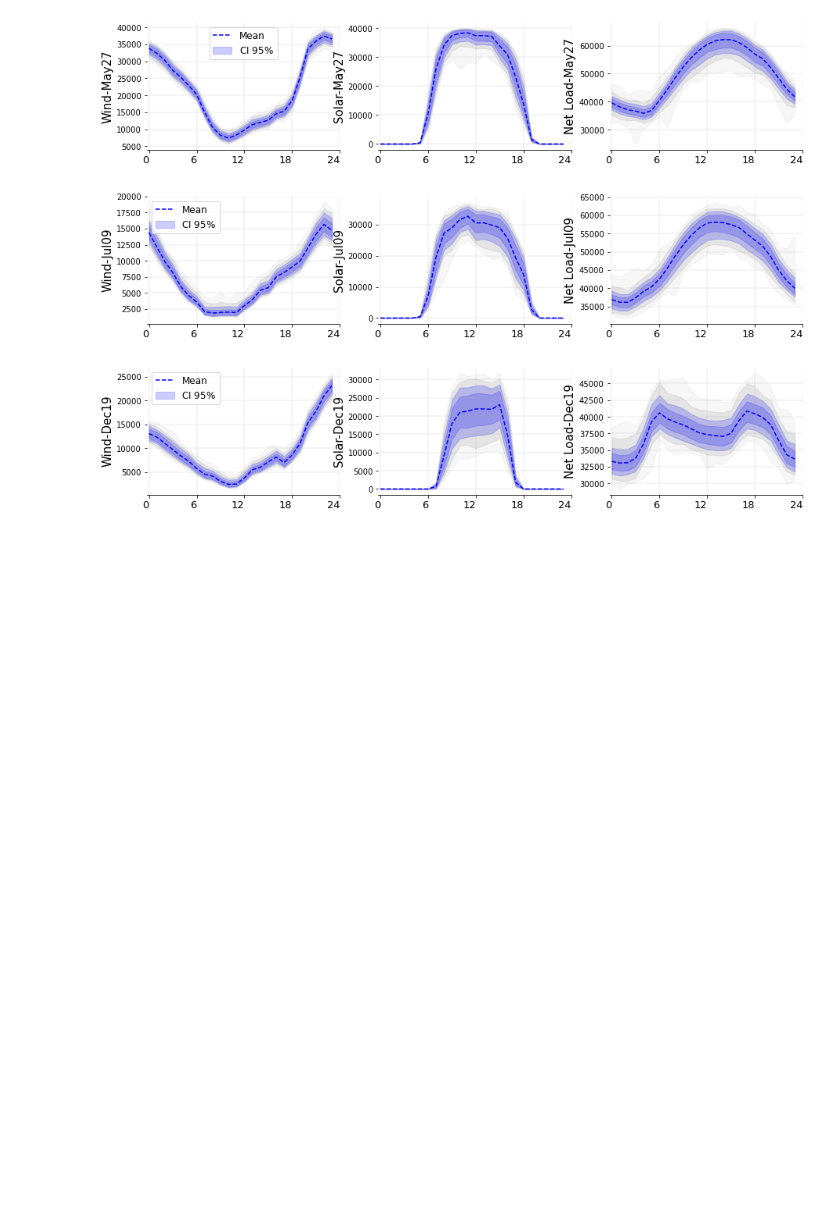
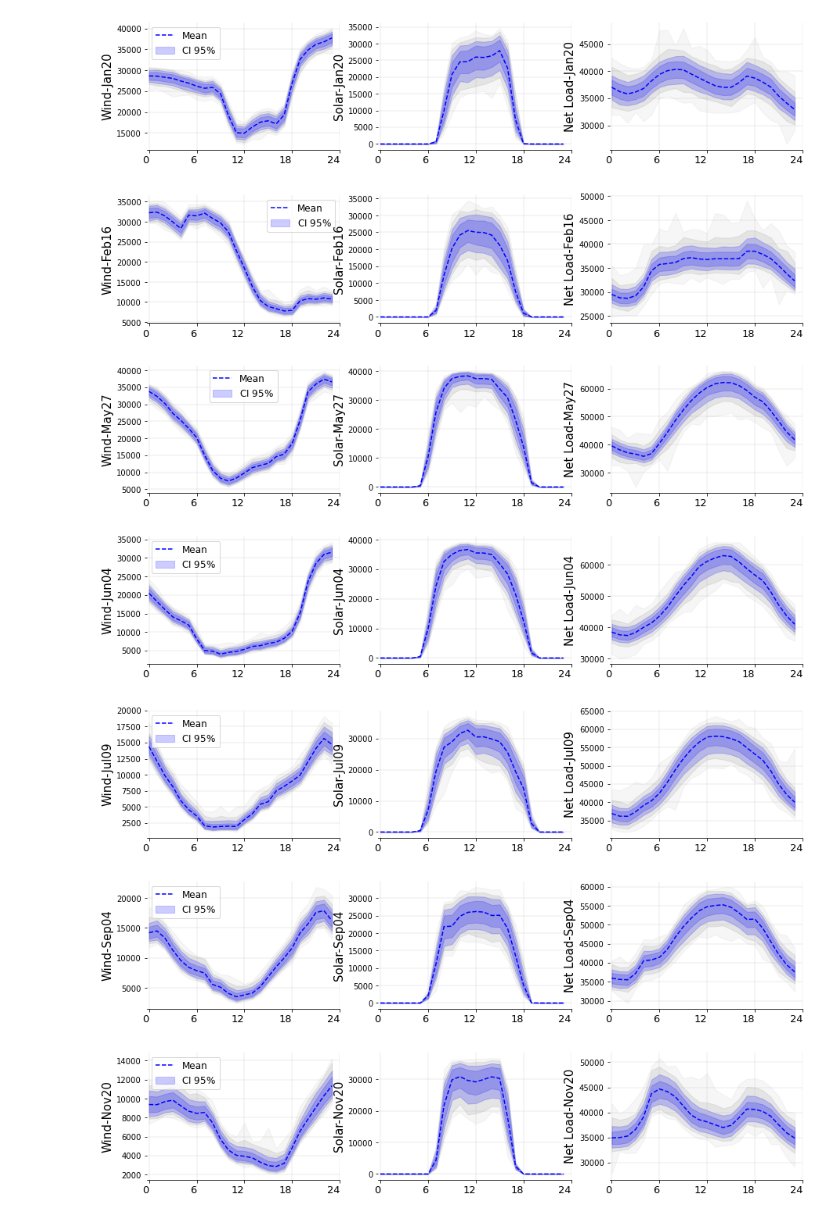
Before and after one commit to MahashwetaPatra/Financial-Modeling-Renewable-Energy, a Jupyter notebook: PythonJupyterNotebook/TexasDataRisk/RiskAllocation-TexasData.ipynb, the cells around one changed output. Cells and saved outputs as stored; diff of their text form; code cells hidden in the pictures; blank space fills up the shorter version.

```diff
--- a/PythonJupyterNotebook/TexasDataRisk/RiskAllocation-TexasData.ipynb
+++ b/PythonJupyterNotebook/TexasDataRisk/RiskAllocation-TexasData.ipynb
@@ -107,13 +145,17 @@ def PlotingRelationship1(time, WindScenarios,WindMean,SolarScenarios,SolarMean,
 # %%
 file_dir = "C:\\Users\\Mahashweta Patra\\Downloads\\ProcessedDataTexas\\"
-for date in ["May27","Jul09","Dec19"]:
+for date in ["Jan20","Feb16","May27","Jun04","Jul09","Sep04","Nov20","Dec19"]:
     WindScenarios = pd.read_csv(file_dir+date+"\\WindScenariosAggregated.csv")
     SolarScenarios=pd.read_csv(file_dir+date+"\\SolarScenariosAggregated.csv")
     LoadScenarios=pd.read_csv(file_dir+date+"\\LoadScenariosAggregated.csv")
-    Mean = pd.read_csv(file_dir+date+"\\Mean.csv")
-    time= Mean['time']
+    MeanScenario = pd.read_csv(file_dir+date+"\\Mean.csv")
+    time= MeanScenario['time']
     PlotingScenarios(time, WindScenarios,SolarScenarios, LoadScenarios)
 # %% [output]
-[figure, old version]
+[figure, new version]
-[figure, old version]
+[figure, new version]
-[figure, old version]
+[figure, new version]
+[figure, added]
+[figure, added]
+[figure, added]
+[figure, added]
```
Also changed, not shown: parts of 12 cells of this notebook, 1 other file.
